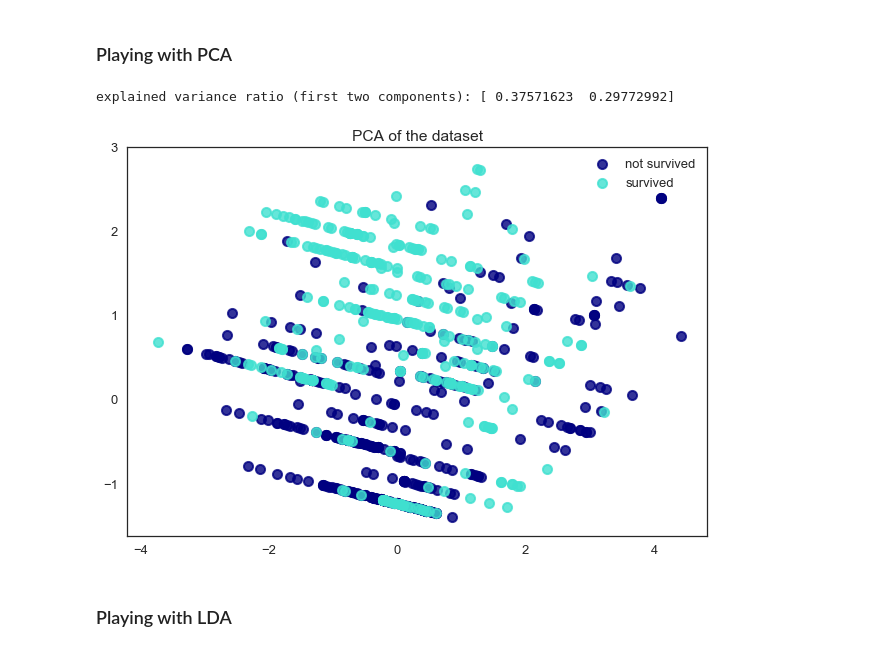
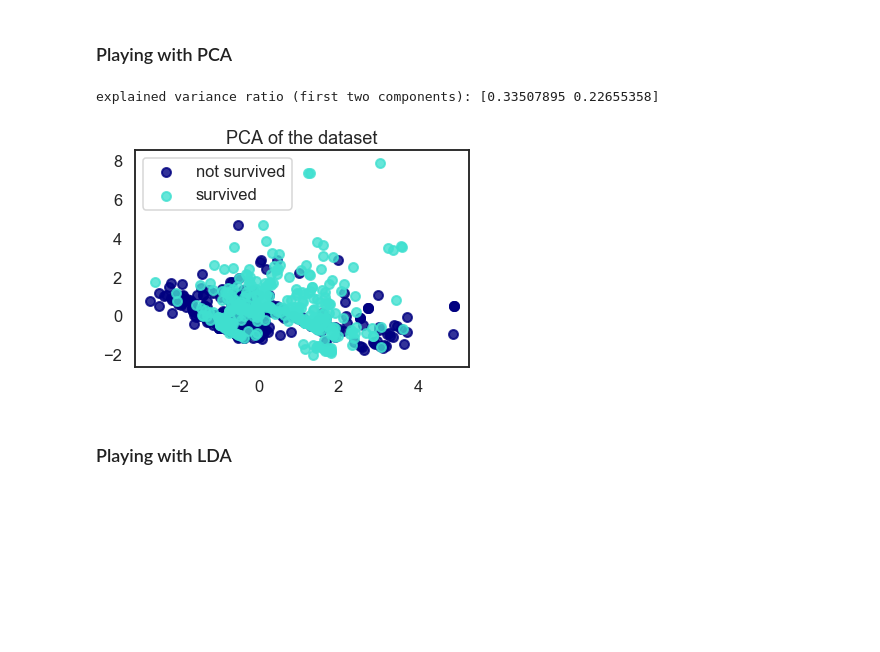
Before and after one commit to oddcard2/education, a Jupyter notebook: kaggle/Titanic/Titanic.ipynb, the cells around one changed output. Drawn from its saved outputs; the diff is of its cells as text; code cells hidden in the pictures; blank space fills up the shorter version.

Commit message:
Some experiments with Titanic passengers separating to groups (no success)

```diff
--- a/kaggle/Titanic/Titanic.ipynb
+++ b/kaggle/Titanic/Titanic.ipynb
@@ -491,0 +530,25 @@ sns.barplot(x='PrefixName', y='Age', data=prefix_mean_age, ax=ax1)
+# %%
+#from sklearn import preprocessing
+
+#http://scikit-learn.org/stable/modules/preprocessing.html#discretization
+#http://scikit-learn.org/stable/auto_examples/preprocessing/plot_discretization_classification.html
+
+#age_bins = preprocessing.KBinsDiscretizer(bins=[5], encode='ordinal').fit(ds.AgeFilled)
+
+#age_bins = ds.AgeFilled.map(lambda a: int(a / 10))
+
+def age_discritizer(x):
+    if x < 16:
+        return 0
+    elif x < 50:
+        return 1
+    else:
+        return 2
+
+age_bins = ds.AgeFilled.map(age_discritizer)
+#print(age_bins)
+ds['AgeBins'] = age_bins
+stat = ds[(ds.SexInt == 0) & (ds.Pclass == 3)].groupby('AgeBins')['Survived'].agg([np.size, np.sum])
+stat['rate'] = stat['sum']/stat['size']
+
+stat
@@ -663,34 +997,41 @@ G:\MYOWN\Oddcard2\education/kaggle/Titanic/submission3.csv
 # %%
 #http://scikit-learn.org/stable/auto_examples/decomposition/plot_pca_vs_lda.html
 
 from sklearn.decomposition import PCA
 import matplotlib.pyplot as plt
 
+frame = ds
+frame_train_y = frame.Survived.transpose().values
+
+train_features = create_features_df(frame)
+scaler = preprocessing.StandardScaler().fit(train_features)
+train_features = scaler.transform(train_features)
+
 pca = PCA(n_components=2)
-X_r = pca.fit(train_features_ext).transform(train_features_ext)
-y = train_y
+X_r = pca.fit(train_features).transform(train_features)
+y = frame_train_y
 
 # Percentage of variance explained for each components
 print('explained variance ratio (first two components): %s'
       % str(pca.explained_variance_ratio_))
 
 plt.figure()
 
 target_names = ['not survived', 'survived']
 colors = ['navy', 'turquoise']
 lw = 2
 
 for i, color, target_name in zip([0,1], colors, target_names):
     plt.scatter(X_r[y == i, 0], X_r[y == i, 1], color=color, alpha=.8, lw=lw,
             label=target_name)
 
 plt.legend(loc='best', shadow=False, scatterpoints=1)
 plt.title('PCA of the dataset')
 
 plt.show()
 # %% [output]
-explained variance ratio (first two components): [ 0.37571623  0.29772992]
+explained variance ratio (first two components): [0.33507895 0.22655358]
-[figure, old version]
+[figure, new version]
 # %% [markdown]
 ### Playing with LDA
 # %%
```
Also changed, not shown: parts of 36 cells of this notebook.
